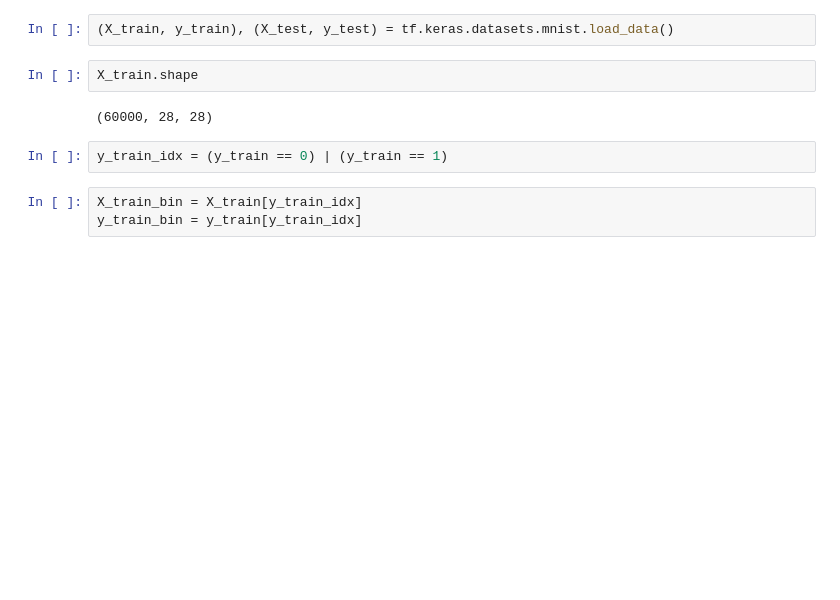
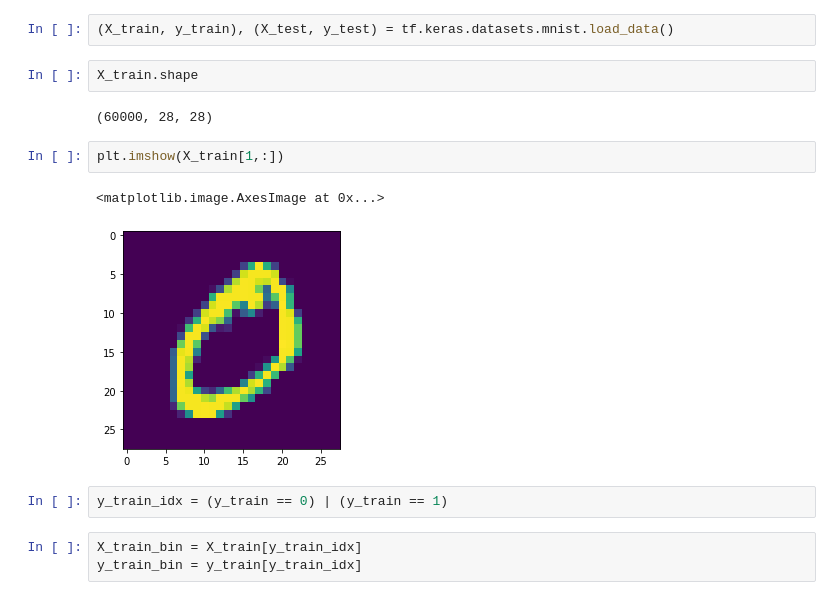
Before and after one commit to Gergolini/Titanic, a Jupyter notebook: tf_basics.ipynb, the cells around one changed output. Cells and saved outputs as stored; diff of their text form; blank space fills up the shorter version.

```diff
--- a/tf_basics.ipynb
+++ b/tf_basics.ipynb
@@ -188,6 +188,11 @@ Epoch 20/20
 X_train.shape
 # %% [output]
 (60000, 28, 28)
+# %%
+plt.imshow(X_train[1,:])
+# %% [output]
+<matplotlib.image.AxesImage at 0x...>
+[figure, added]
 # %%
 y_train_idx = (y_train == 0) | (y_train == 1)
 # %%
```
Also changed, not shown: parts of 26 cells of this notebook, 1 other file.
